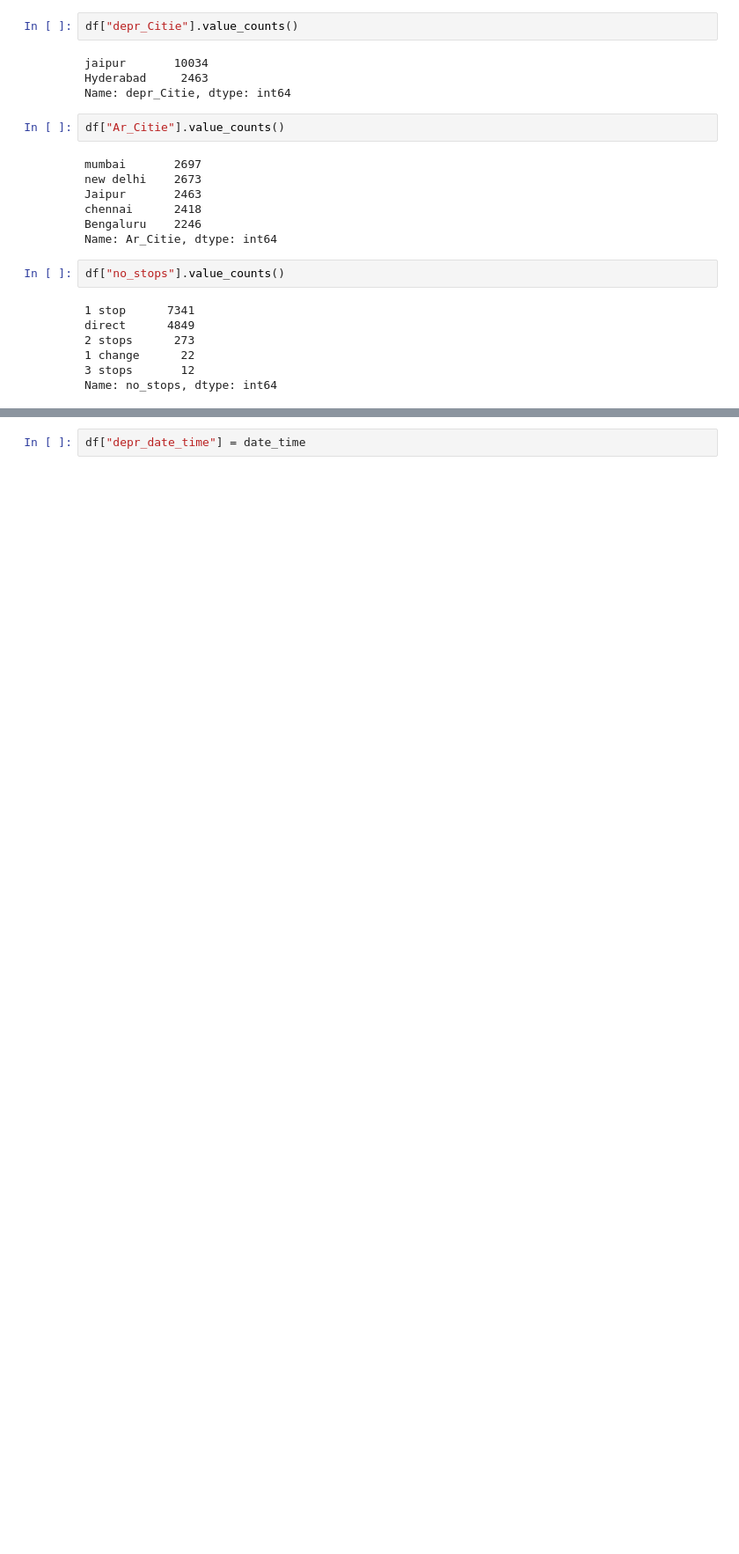
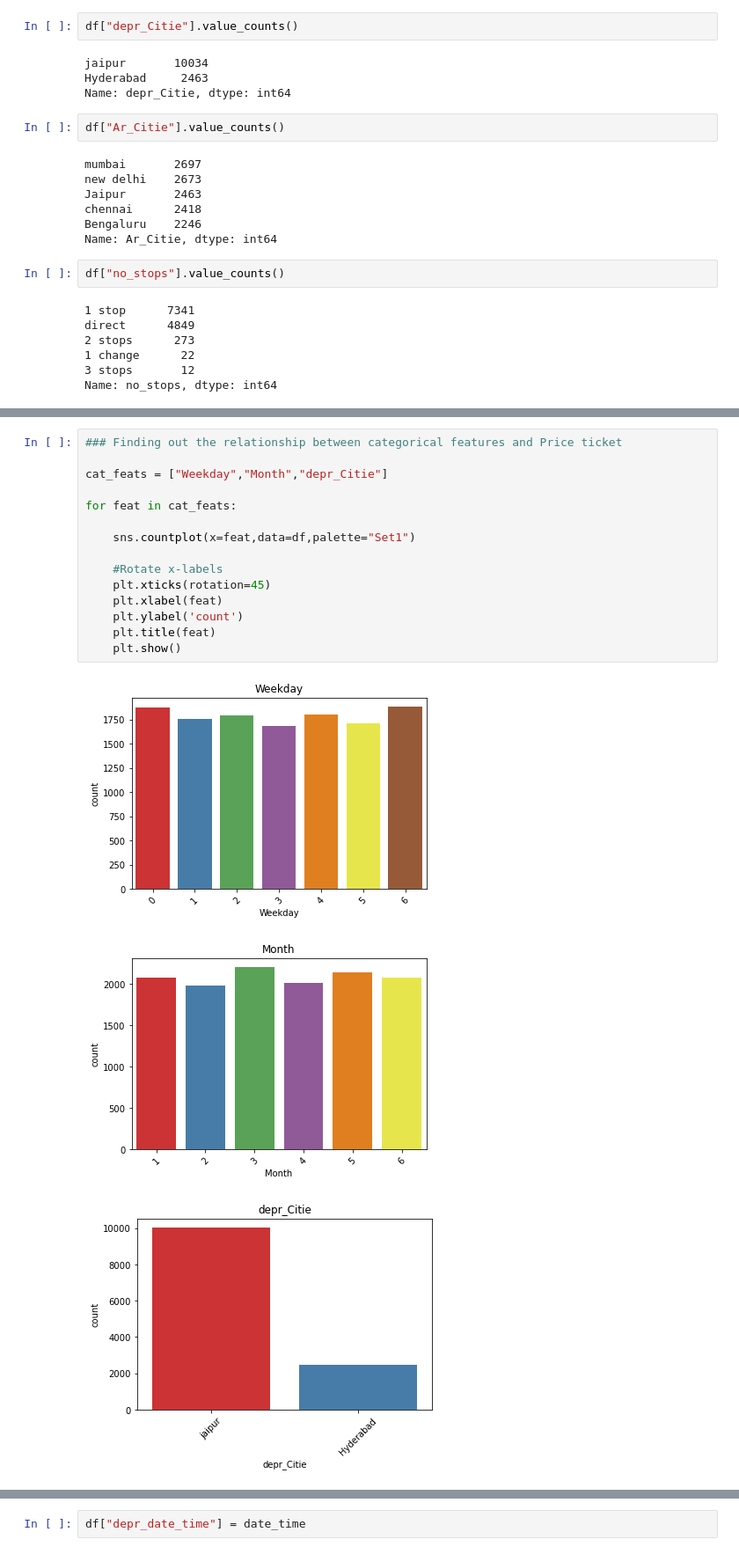
Before and after one commit to hariranjanmeena/optimal-flight-price-prediction, a Jupyter notebook: Exploratory data analysis.ipynb, the cells around one changed output, grey strips where cells are left out. Shown at 88% size. Cells and saved outputs as stored; diff of their text form; blank space fills up the shorter version.

```diff
--- a/Exploratory data analysis.ipynb
+++ b/Exploratory data analysis.ipynb
@@ -179,0 +200,19 @@ df["Ar_Time_min"] = df["Ar_Time"].apply(lambda x : int((x.split(":")[1])))
+# %%
+### Finding out the relationship between categorical features and Price ticket
+
+cat_feats = ["Weekday","Month","depr_Citie"]
+
+for feat in cat_feats:
+
+    sns.countplot(x=feat,data=df,palette="Set1")
+
+    #Rotate x-labels
+    plt.xticks(rotation=45)
+    plt.xlabel(feat)
+    plt.ylabel('count')
+    plt.title(feat)
+    plt.show()
+# %% [output]
+[figure, added]
+[figure, added]
+[figure, added]
```
Also changed, not shown: parts of 32 cells of this notebook, 11 other files.
